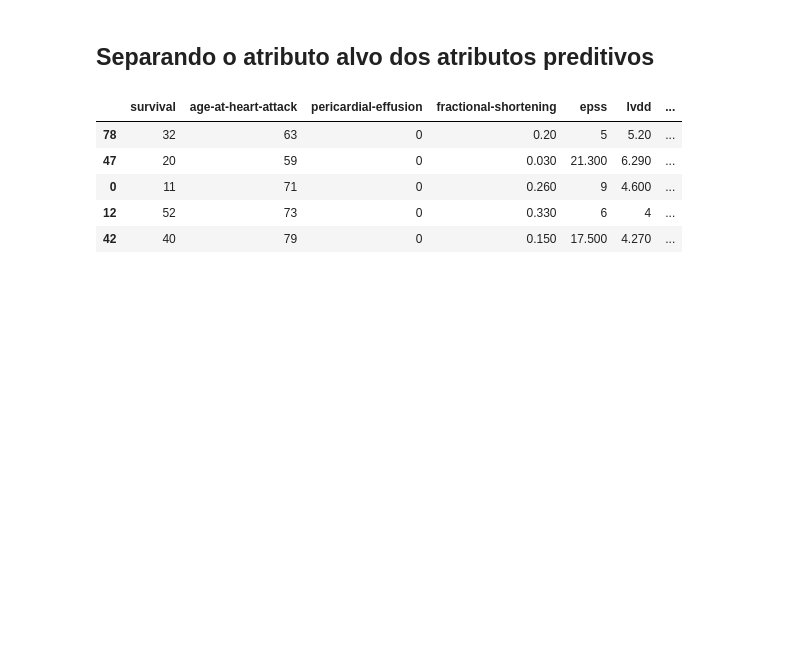
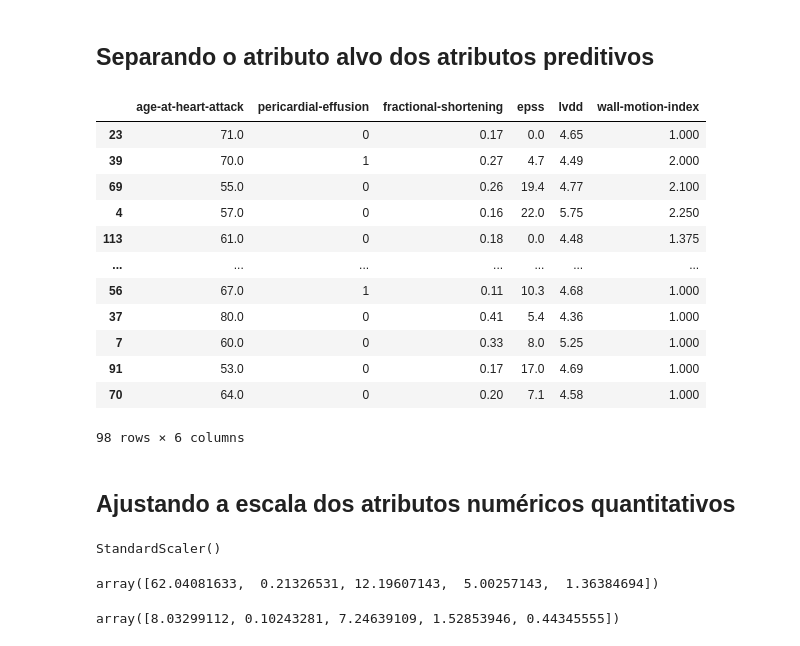
Before and after one commit to ericcarlotto/analiseDadosEchocardiogramDatabase, a Jupyter notebook: predictiveModelEchocardiogram.ipynb, the cells around one changed output. Cells and saved outputs as stored; diff of their text form; code cells hidden in the pictures; blank space fills up the shorter version.

```diff
--- a/predictiveModelEchocardiogram.ipynb
+++ b/predictiveModelEchocardiogram.ipynb
@@ -111,12 +137,24 @@ df_treino, df_teste = train_test_split(df, test_size=0.2, random_state=42)
 # %%
 df_treino_labels = df_treino['still-alive'].copy()
 df_treino        = df_treino.drop(columns='still-alive')
+# %%
+df_treino        = df_treino.drop(columns=['survival', 'group', 'alive-at-1', 'name', 'mult', 'wall-motion-score'])
+df_teste        = df_teste.drop(columns=['survival', 'group', 'alive-at-1', 'name', 'mult', 'wall-motion-score'])
 # %%
-df_treino.head()
+df_treino
 # %% [output]
-|  | survival | age-at-heart-attack | pericardial-effusion | fractional-shortening | epss | lvdd | ... |
-| 78 | 32 | 63 | 0 | 0.20 | 5 | 5.20 | ... |
-| 47 | 20 | 59 | 0 | 0.030 | 21.300 | 6.290 | ... |
-| 0 | 11 | 71 | 0 | 0.260 | 9 | 4.600 | ... |
-| 12 | 52 | 73 | 0 | 0.330 | 6 | 4 | ... |
-| 42 | 40 | 79 | 0 | 0.150 | 17.500 | 4.270 | ... |
+|  | age-at-heart-attack | pericardial-effusion | fractional-shortening | epss | lvdd | wall-motion-index |
+| 23 | 71.0 | 0 | 0.17 | 0.0 | 4.65 | 1.000 |
+| 39 | 70.0 | 1 | 0.27 | 4.7 | 4.49 | 2.000 |
+| 69 | 55.0 | 0 | 0.26 | 19.4 | 4.77 | 2.100 |
+| 4 | 57.0 | 0 | 0.16 | 22.0 | 5.75 | 2.250 |
+| 113 | 61.0 | 0 | 0.18 | 0.0 | 4.48 | 1.375 |
+| ... | ... | ... | ... | ... | ... | ... |
+| 56 | 67.0 | 1 | 0.11 | 10.3 | 4.68 | 1.000 |
+| 37 | 80.0 | 0 | 0.41 | 5.4 | 4.36 | 1.000 |
+| 7 | 60.0 | 0 | 0.33 | 8.0 | 5.25 | 1.000 |
+| 91 | 53.0 | 0 | 0.17 | 17.0 | 4.69 | 1.000 |
+| 70 | 64.0 | 0 | 0.20 | 7.1 | 4.58 | 1.000 |
+98 rows × 6 columns
+# %% [markdown]
+<h2>Ajustando a escala dos atributos numéricos quantitativos</h2>
@@ -122,0 +166,13 @@ df_treino.head()
+# %%
+scaler = StandardScaler()
+scaler.fit(df_treino[nomes_atributos_numericos])
+# %% [output]
+StandardScaler()
+# %%
+scaler.mean_
+# %% [output]
+array([62.04081633,  0.21326531, 12.19607143,  5.00257143,  1.36384694])
+# %%
+scaler.scale_
+# %% [output]
+array([8.03299112, 0.10243281, 7.24639109, 1.52853946, 0.44345555])
```
Also changed, not shown: parts of 31 cells of this notebook, 1 other file.
